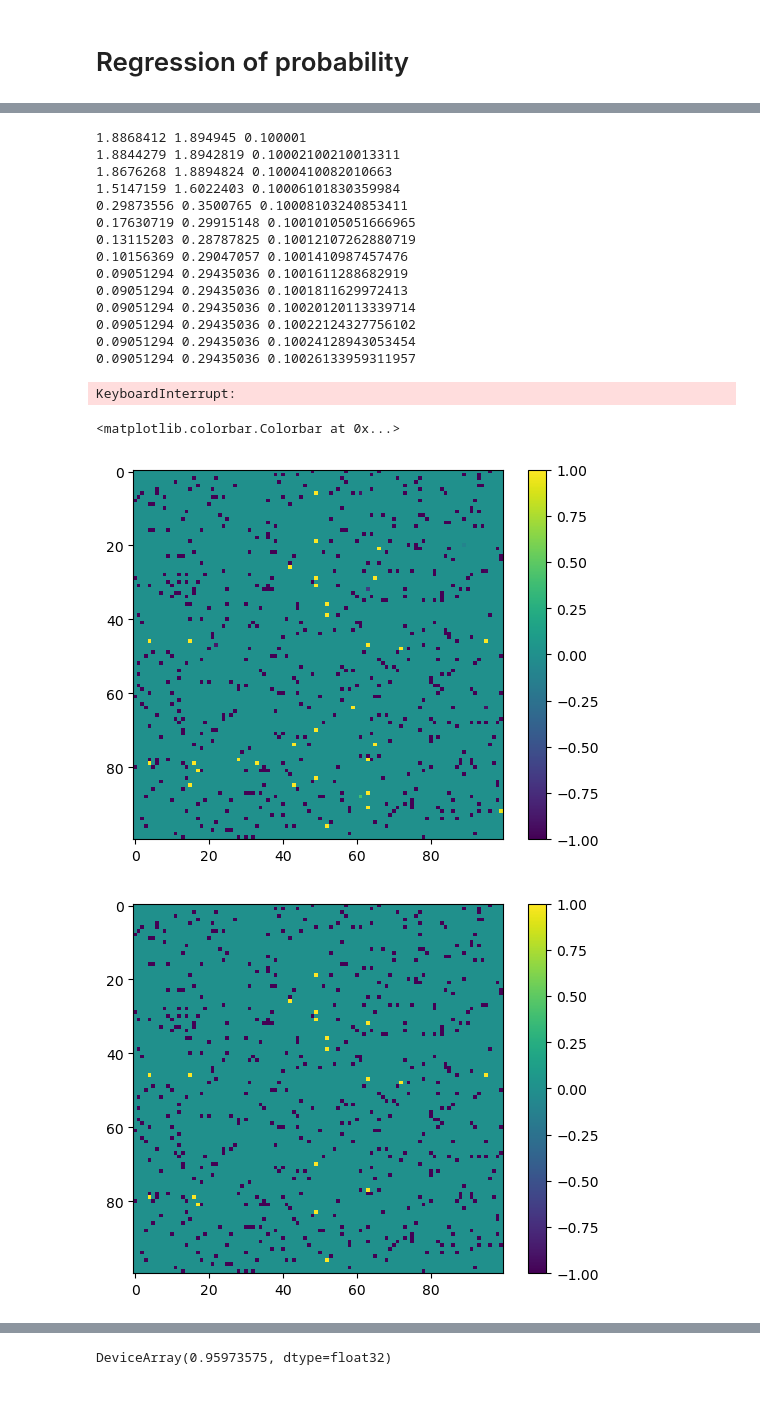
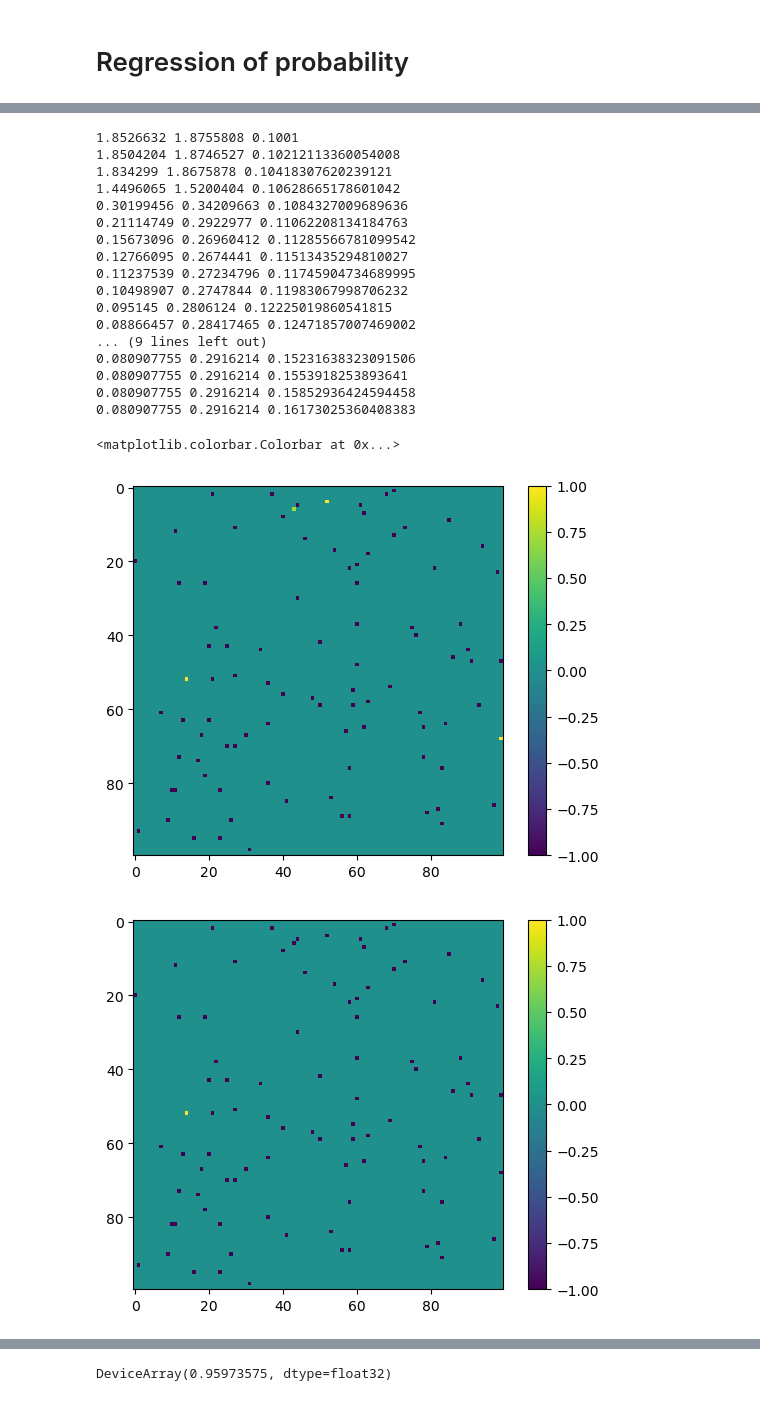
Before and after one commit to lucamuscarnera/ComplexNetworkProject, a Jupyter notebook: Diseases analysis probablity inference.ipynb, the cells around one changed output, grey strips where cells are left out. Saved outputs shown, nothing was run; the diff lists cells and outputs as text; code cells hidden in the pictures.

```diff
--- a/Diseases analysis probablity inference.ipynb
+++ b/Diseases analysis probablity inference.ipynb
@@ -23,7 +23,7 @@ array([['MESH:D005923', 'DB00564'],
 ### Costruisco $B_{train}$ e $B_{test}$
 Le matrici hanno $1$ in presenza di link e $-1$ in assenza. $B_{train}$ possiede inoltre degli elementi nulli che rappresentano i link incogniti
 # %%
-proporzione_train_test = 0.95
+proporzione_train_test = 0.99
 
 diseases  = np.unique(data[:,0])
 chemicals = np.unique(data[:,1])
@@ -97,12 +97,12 @@ print(loss(V,W,B_train))
 # %%
-m = 50
+m = 30
 np.random.seed(123)
 V = np.random.randn(len(diseases), m)
 W = np.random.randn(len(chemicals),m)
 alfa = 10.
 T = 1e-1
-for i in range(5000):     # 500
-    T = (1. + 1e-5) * T   # 1e-3
+for i in range(500):     # 500
+    T = (1. + 1e-3) * T   # 1e-3
     G = grad(V,W,B_train, temp = T)
     newV = V - alfa * G[0]
     newW = W - alfa * G[1]
@@ -115,29 +115,31 @@ for i in range(5000):     # 500
     if i % 20 == 0:
         print(loss(V,W,B_train), loss(V,W,B_test * (B_train == 0) ), T )
 # %% [output]
-1.8868412 1.894945 0.100001
-1.8844279 1.8942819 0.10002100210013311
-1.8676268 1.8894824 0.1000410082010663
-1.5147159 1.6022403 0.10006101830359984
-0.29873556 0.3500765 0.10008103240853411
-0.17630719 0.29915148 0.10010105051666965
-0.13115203 0.28787825 0.10012107262880719
-0.10156369 0.29047057 0.1001410987457476
-0.09051294 0.29435036 0.1001611288682919
-0.09051294 0.29435036 0.1001811629972413
-0.09051294 0.29435036 0.10020120113339714
-0.09051294 0.29435036 0.10022124327756102
-0.09051294 0.29435036 0.10024128943053454
-0.09051294 0.29435036 0.10026133959311957
+1.8526632 1.8755808 0.1001
+1.8504204 1.8746527 0.10212113360054008
+1.834299 1.8675878 0.10418307620239121
+1.4496065 1.5200404 0.10628665178601042
+0.30199456 0.34209663 0.1084327009689636
+0.21114749 0.2922977 0.11062208134184763
+0.15673096 0.26960412 0.11285566781099542
+0.12766095 0.2674441 0.11513435294810027
+0.11237539 0.27234796 0.11745904734689995
+0.10498907 0.2747844 0.11983067998706232
+0.095145 0.2806124 0.12225019860541815
+0.08866457 0.28417465 0.12471857007469002
+... (9 lines left out)
+0.080907755 0.2916214 0.15231638323091506
+0.080907755 0.2916214 0.1553918253893641
+0.080907755 0.2916214 0.15852936424594458
+0.080907755 0.2916214 0.16173025360408383
-KeyboardInterrupt:
 # %%
 B_hat = predict(V,W,1.)
-plt.imshow((B_hat * (B_train == 0.))[150:250,150:250] )
+plt.imshow((B_hat * (B_train == 0.))[50:150,150:250] )
 plt.colorbar()
 plt.figure()
-plt.imshow((B_test * (B_train == 0.))[150:250,150:250] )
+plt.imshow((B_test * (B_train == 0.))[50:150,150:250] )
 plt.colorbar()
 # %% [output]
 <matplotlib.colorbar.Colorbar at 0x...>
-[figure, old version]
+[figure, new version]
-[figure, old version]
+[figure, new version]
```
Also changed, not shown: parts of 24 cells of this notebook, 1 other file.
